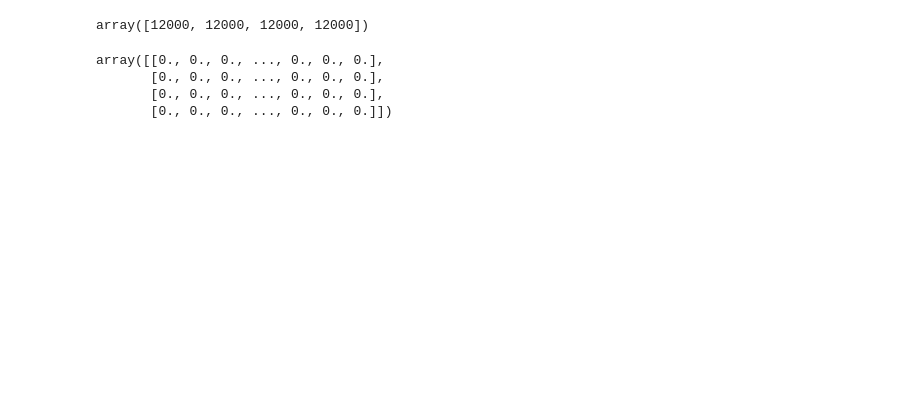
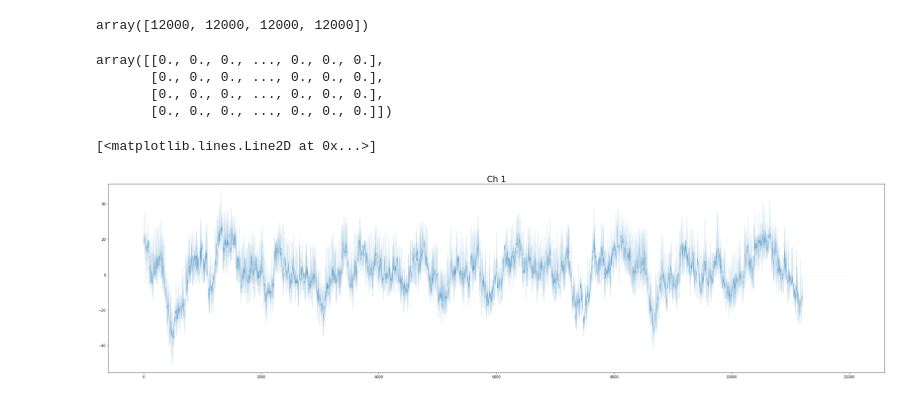
Before and after one commit to flaviocostap/mlModels, a Jupyter notebook: grupo controle.ipynb, the cells around one changed output. Cells and saved outputs as stored; diff of their text form; code cells hidden in the pictures; blank space fills up the shorter version.

```diff
--- a/grupo controle.ipynb
+++ b/grupo controle.ipynb
@@ -43,4 +39,4 @@ for i in np.arange(n):
 # %%
 labels =['Ch 1', 'Ch 2', 'Ch 3', 'Ch 4']
 # %%
-df = pd.DataFrame(columns=sigbufs, labels=labels, )
+df = pd.DataFrame(sigbufs.T, columns=labels, )
@@ -46,0 +47,7 @@ df = pd.DataFrame(columns=sigbufs, labels=labels, )
+# %%
+plt.figure(figsize=(40,10))
+plt.title('Ch 1',fontsize=24)
+plt.plot(df['Ch 1'], linewidth=0.2)
+# %% [output]
+[<matplotlib.lines.Line2D at 0x...>]
+[figure, added]
```
Also changed, not shown: parts of 5 cells of this notebook, 1 other file.
